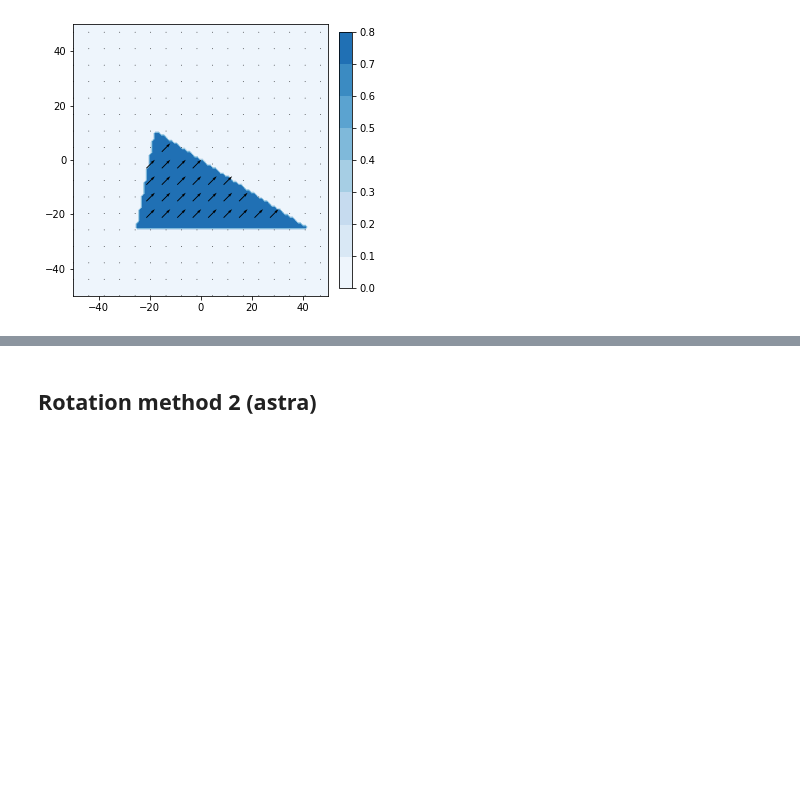
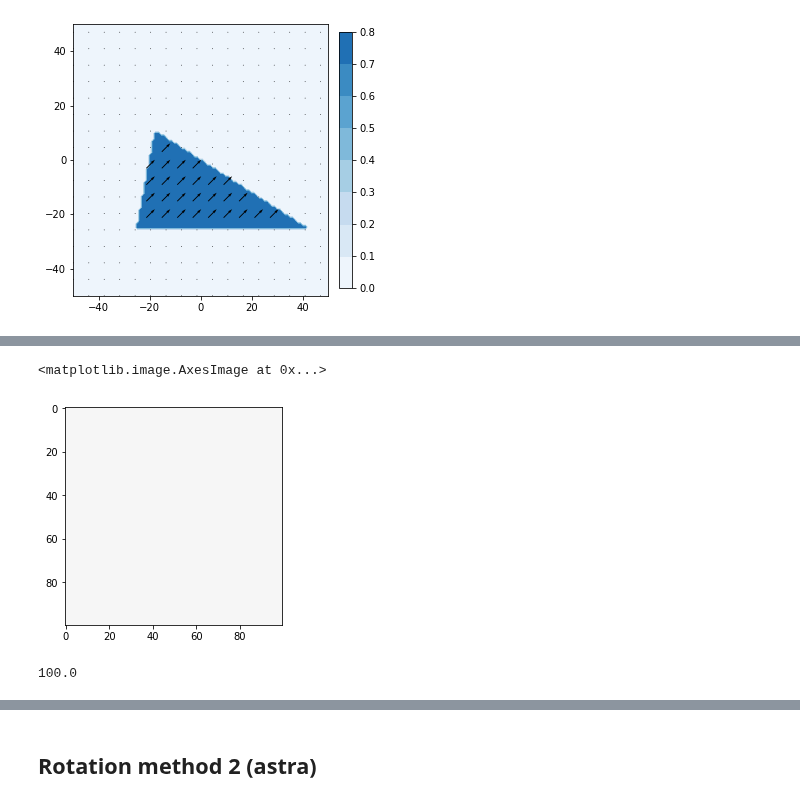
Before and after one commit to grlewis333/phd-work, a Jupyter notebook: holo-sim.ipynb, the cells around one changed output, grey strips where cells are left out. Saved outputs shown, nothing was run; the diff lists cells and outputs as text; code cells hidden in the pictures; blank space fills up the shorter version.

```diff
--- a/holo-sim.ipynb
+++ b/holo-sim.ipynb
@@ -682,0 +732,10 @@ plt.xlim([-50,50])
+# %%
+def coor_to_grid(coor_flat):
+    x = np.take(coor_flat,0,axis=1)
+    y = np.take(coor_flat,1,axis=1)
+    z = np.take(coor_flat,2,axis=1)
+    MX = x.reshape((100,100,100))
+    MY = y.reshape((100,100,100))
+    MZ = z.reshape((100,100,100))
+
+    return MX, MY, MZ
@@ -682,0 +775,10 @@ plt.xlim([-50,50])
+# %%
+def rotate(coor_flat,ax,ay,az):
+    from scipy.spatial.transform import Rotation as R
+
+    mrot = rotation_matrix(ax,ay,az)
+    r = R.from_dcm(mrot)
+
+    coor_flat_r = r.apply(coor_flat)
+
+    return coor_flat_r
@@ -682,0 +804,17 @@ plt.xlim([-50,50])
+# %%
+def rotate_bulk(MX,MY,MZ,ax,ay,az):
+    MX = ndimage.rotate(MX,az,reshape=False,axes=(0,1))
+    MX = ndimage.rotate(MX,ay,reshape=False,axes=(0,2))
+    MX = ndimage.rotate(MX,ax,reshape=False,axes=(1,2))
+
+    MY = ndimage.rotate(MY,az,reshape=False,axes=(0,1))
+    MY = ndimage.rotate(MY,ay,reshape=False,axes=(0,2))
+    MY = ndimage.rotate(MY,ax,reshape=False,axes=(1,2))
+
+    MZ = ndimage.rotate(MZ,az,reshape=False,axes=(0,1))
+    MZ = ndimage.rotate(MZ,ay,reshape=False,axes=(0,2))
+    MZ = ndimage.rotate(MZ,ax,reshape=False,axes=(1,2))
+
+
+    MXb, MYb, MZb = MX, MY, MZ
+    return MXb,MYb,MZb
@@ -682,0 +823,14 @@ plt.xlim([-50,50])
+# %%
+MXb, MYb, MZb = rotate_bulk(MX,MY,MZ,0,90,90)
+coor_flat = grid_to_coor(MXb,MYb,MZb)
+coor_flat_r = rotate(coor_flat,0,90,90)
+MXr,MYr,MZr = coor_to_grid(coor_flat_r)
+# %%
+plt.imshow(np.mean(MXr,axis=2),vmin=-1,vmax=1,cmap='RdBu')
+# %% [output]
+<matplotlib.image.AxesImage at 0x...>
+[figure, added]
+# %%
+np.round(np.shape(coor_flat)[0]**(1/3))
+# %% [output]
+100.0
```
Also changed, not shown: parts of 23 cells of this notebook, 3 other files.
